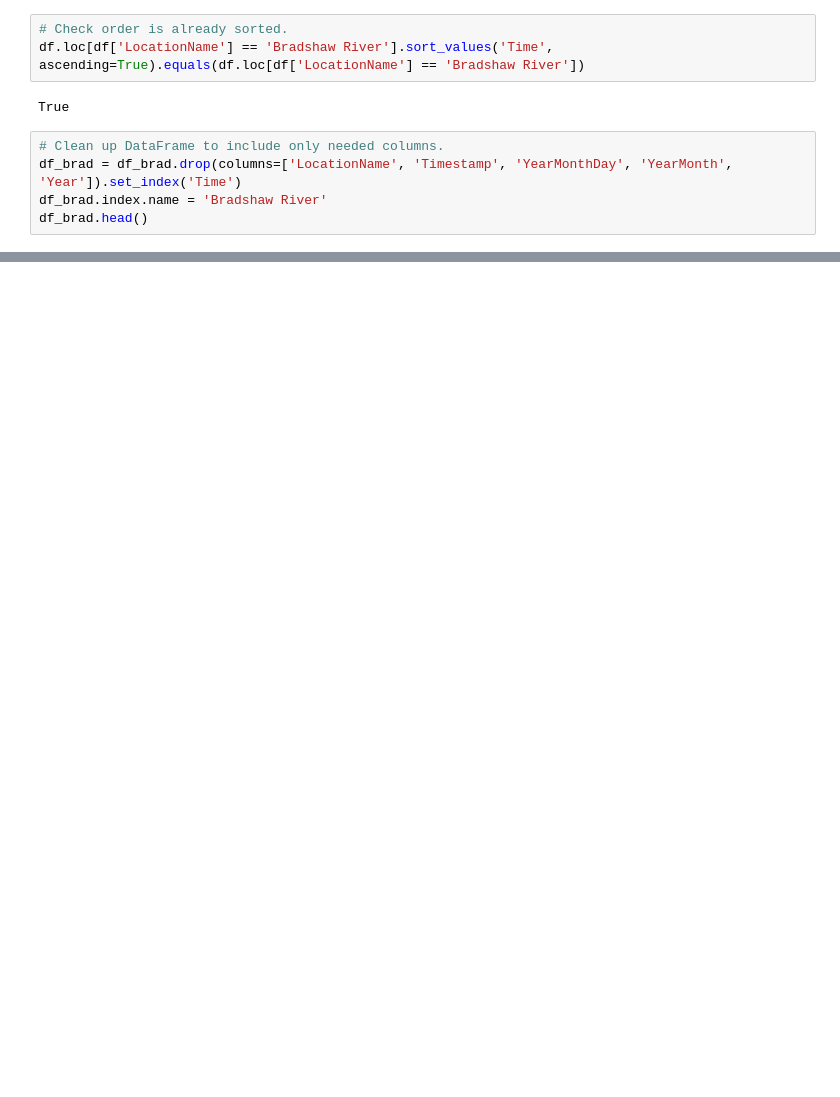
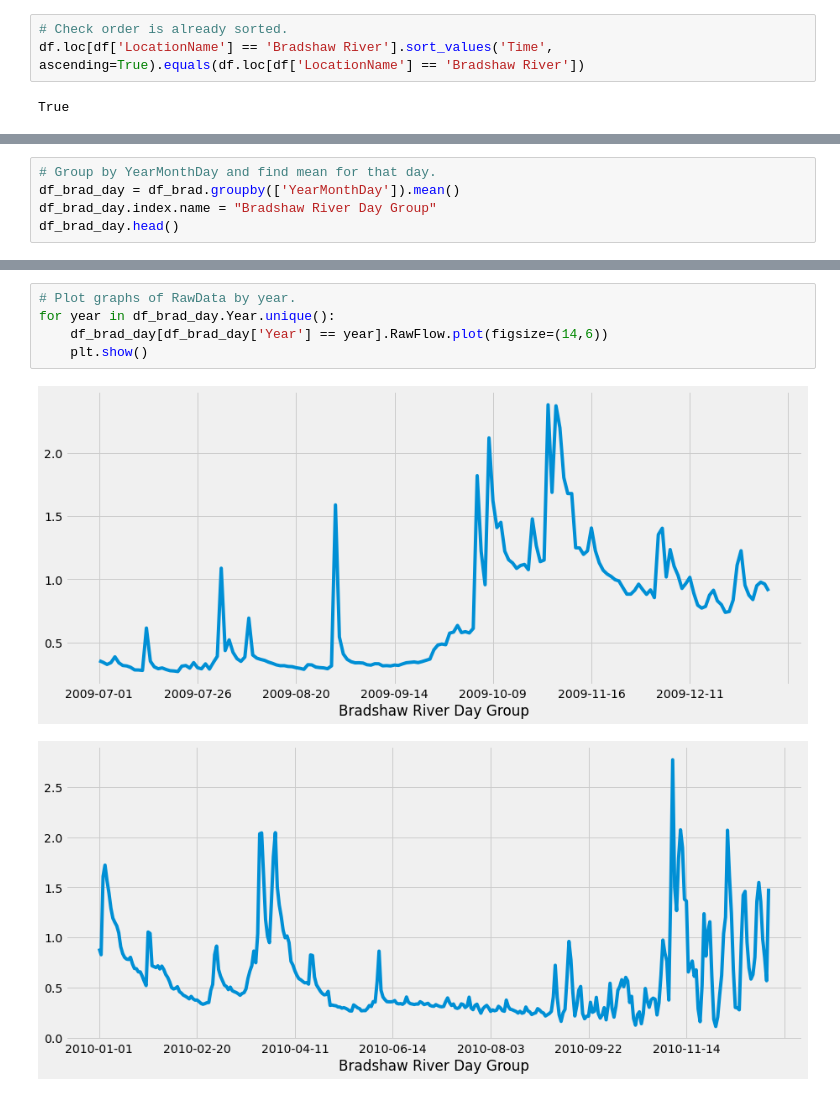
Before and after one commit to SDCoulter/pei_data, a Jupyter notebook: 04_Stream_Flow/00_data_exploration.ipynb, the cells around one changed output, grey strips where cells are left out. Cells and saved outputs as stored; diff of their text form; blank space fills up the shorter version.

Commit message:
analysis on Bradshaw River begins

```diff
--- a/04_Stream_Flow/00_data_exploration.ipynb
+++ b/04_Stream_Flow/00_data_exploration.ipynb
@@ -70,8 +72,3 @@ df_brad.head()
 df.loc[df['LocationName'] == 'Bradshaw River'].sort_values('Time', ascending=True).equals(df.loc[df['LocationName'] == 'Bradshaw River'])
 # %% [output]
 True
-# %%
-# Clean up DataFrame to include only needed columns.
-df_brad = df_brad.drop(columns=['LocationName', 'Timestamp', 'YearMonthDay', 'YearMonth', 'Year']).set_index('Time')
-df_brad.index.name = 'Bradshaw River'
-df_brad.head()
@@ -105,0 +91,5 @@ dtype: int64
+# %%
+# Group by YearMonthDay and find mean for that day.
+df_brad_day = df_brad.groupby(['YearMonthDay']).mean()
+df_brad_day.index.name = "Bradshaw River Day Group"
+df_brad_day.head()
@@ -105,0 +104,8 @@ dtype: int64
+# %%
+# Plot graphs of RawData by year.
+for year in df_brad_day.Year.unique():
+    df_brad_day[df_brad_day['Year'] == year].RawFlow.plot(figsize=(14,6))
+    plt.show()
+# %% [output]
+[figure, added]
+[figure, added]
```
Also changed, not shown: parts of 7 cells of this notebook.
